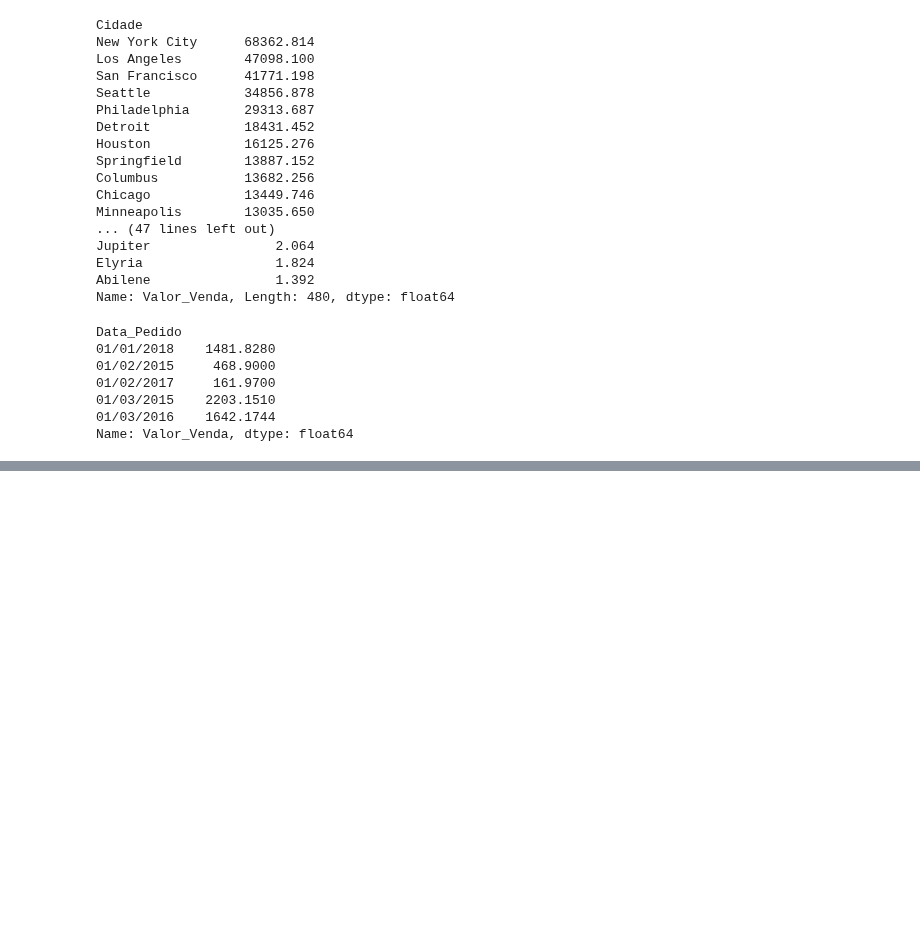
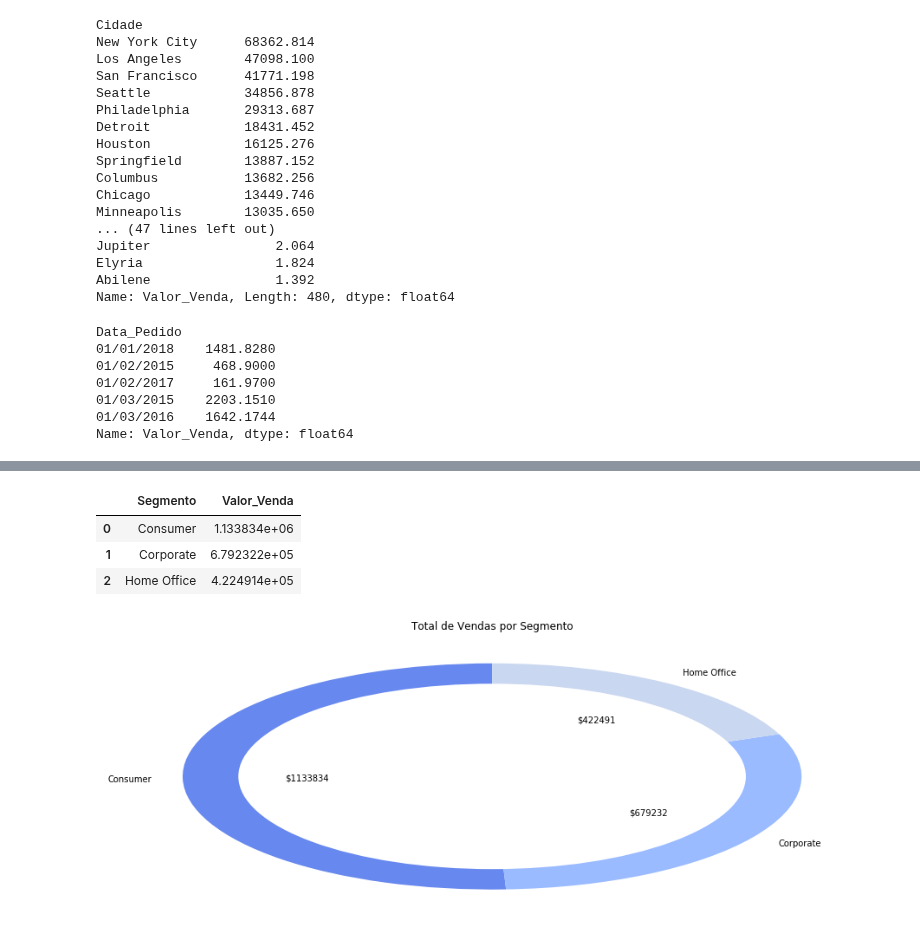
Before and after one commit to leandroclv/DSA_Python, a Jupyter notebook: SQL/projeto_2/Projeto_2.ipynb, the cells around one changed output, grey strips where cells are left out. Drawn from its saved outputs; the diff is of its cells as text; code cells hidden in the pictures; blank space fills up the shorter version.

```diff
--- a/SQL/projeto_2/Projeto_2.ipynb
+++ b/SQL/projeto_2/Projeto_2.ipynb
@@ -161,0 +210,38 @@ plt.show()
+# %%
+df_dsa_p5.head()
+# %% [output]
+|  | Segmento | Valor_Venda |
+| 0 | Consumer | 1.133834e+06 |
+| 1 | Corporate | 6.792322e+05 |
+| 2 | Home Office | 4.224914e+05 |
+# %%
+#Função para converter os dados em valor absoluto
+def autopct_format(values):
+    def my_format(pct):
+        total = sum(values)
+        val = int(round(pct * total / 100.0))
+        return f'${val}'
+    return my_format
+# %%
+#Plot
+
+#Tamanho da figura
+plt.figure(figsize = (16, 6))
+
+#Gráfico pizza
+plt.pie(df_dsa_p5['Valor_Venda'],
+        labels = df_dsa_p5['Segmento'],
+        autopct=autopct_format(df_dsa_p5['Valor_Venda']),
+        startangle=90)
+
+#Limpa o círculo central
+centre_circle = plt.Circle((0,0), 0.82, fc = 'white')
+fig = plt.gcf()
+fig.gca().add_artist(centre_circle)
+
+#Labels e anotações
+#plt.annotate(text = 'Total de Vendas: ' + '$ ' + str(int(sum(df_dsa_p5['Valor_Venda']))), xy=(-0.25, 0))
+plt.title('Total de Vendas por Segmento')
+plt.show()
+# %% [output]
+[figure, added]
```
Also changed, not shown: parts of 31 cells of this notebook.
